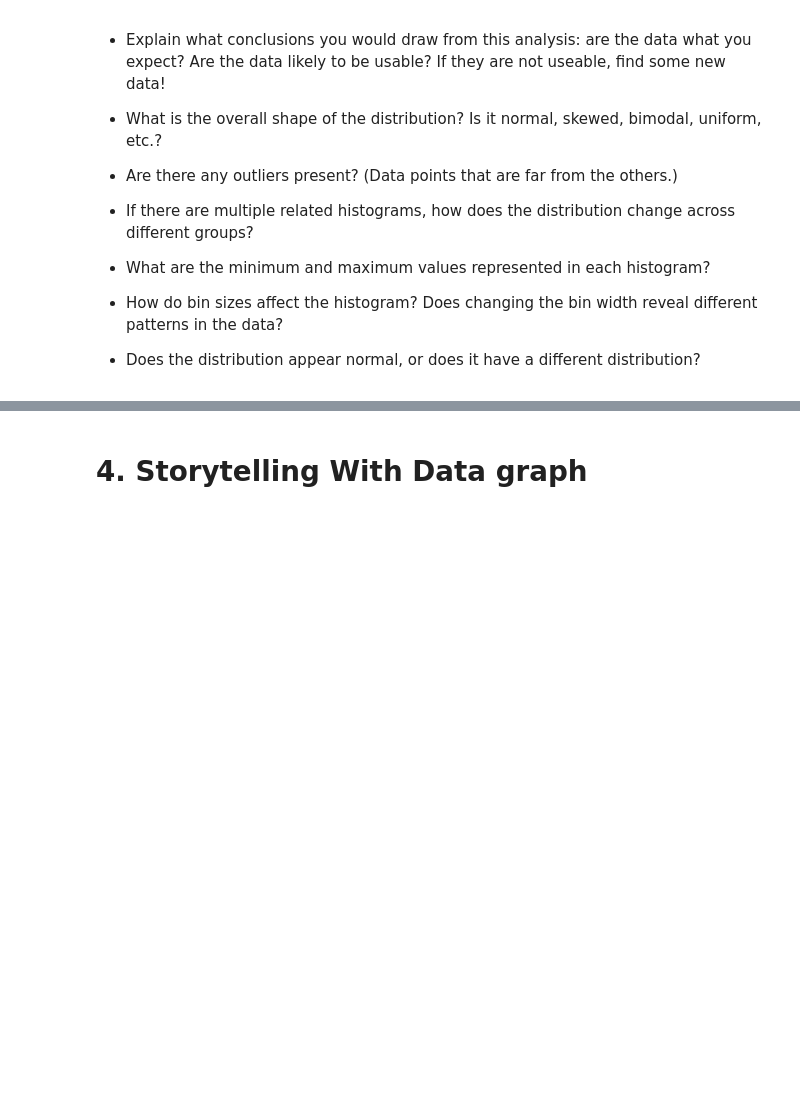
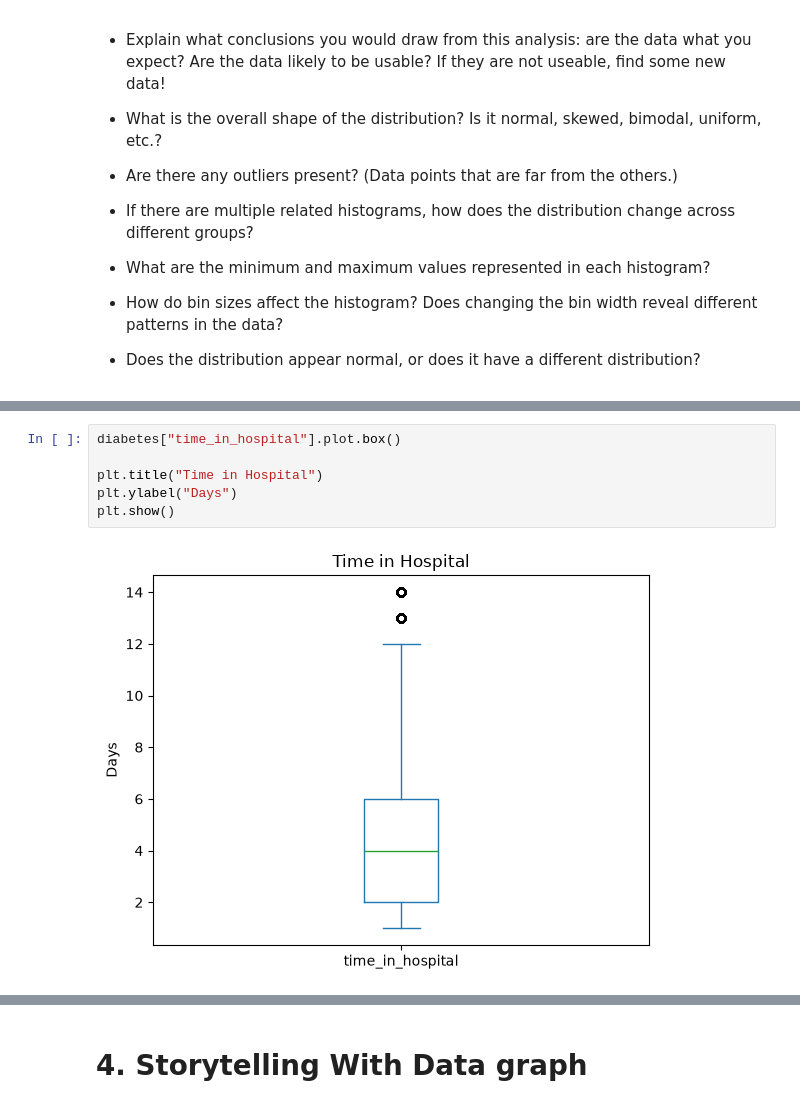
Before and after one commit to mrostayee/Module-B-semester-2, a Jupyter notebook: Week4.ipynb, the cells around one changed output, grey strips where cells are left out. Saved outputs shown, nothing was run; the diff lists cells and outputs as text; blank space fills up the shorter version.

```diff
--- a/Week4.ipynb
+++ b/Week4.ipynb
@@ -61,0 +187,8 @@ This week, you will do the same types of exercises as last week, but you should
+# %%
+diabetes["time_in_hospital"].plot.box()
+
+plt.title("Time in Hospital")
+plt.ylabel("Days")
+plt.show()
+# %% [output]
+[figure, added]
```
Also changed, not shown: parts of 30 cells of this notebook.
